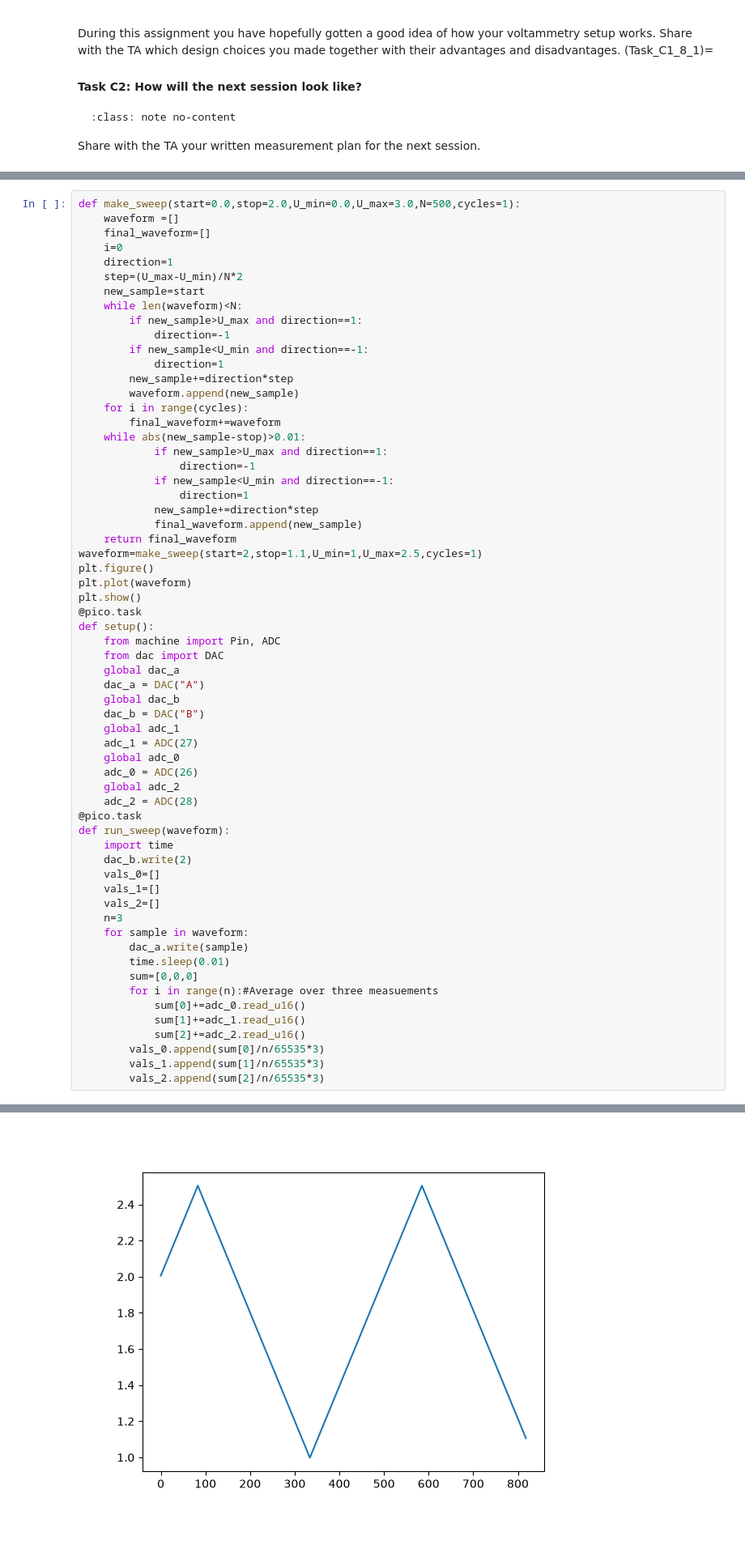
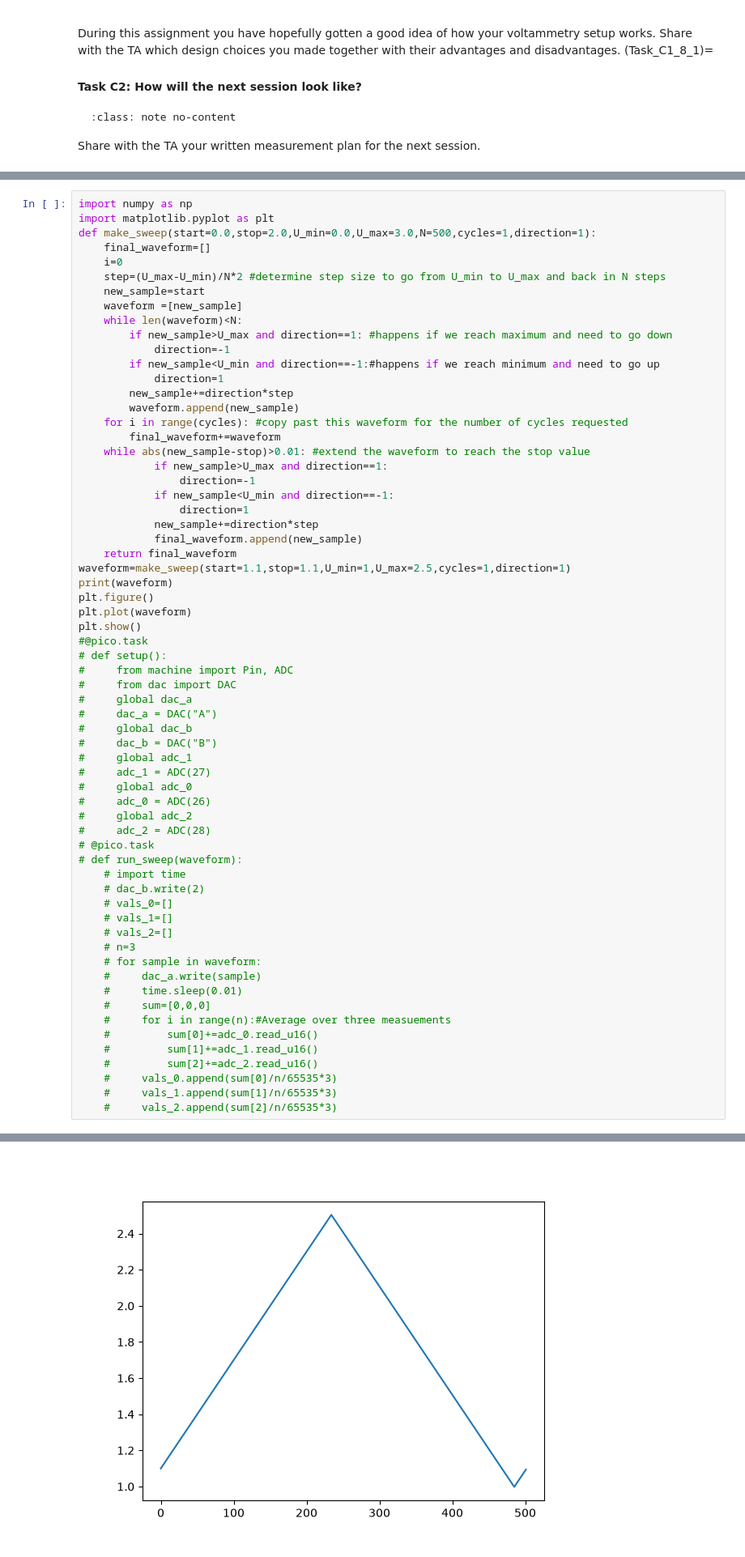
Before and after one commit to NB-TUDelft/Electronic_Instrumentation, a Jupyter notebook: book/manuals/week8/8.1_Voltametry_testing.ipynb, the cells around one changed output, grey strips where cells are left out. Shown at 81% size. Cells and saved outputs as stored; diff of their text form.

```diff
--- a/book/manuals/week8/8.1_Voltametry_testing.ipynb
+++ b/book/manuals/week8/8.1_Voltametry_testing.ipynb
@@ -310,21 +275,22 @@ update_screen2()
 # %%
-def make_sweep(start=0.0,stop=2.0,U_min=0.0,U_max=3.0,N=500,cycles=1):
-    waveform =[]
+import numpy as np
+import matplotlib.pyplot as plt
+def make_sweep(start=0.0,stop=2.0,U_min=0.0,U_max=3.0,N=500,cycles=1,direction=1):
     final_waveform=[]
     i=0
-    direction=1
-    step=(U_max-U_min)/N*2
+    step=(U_max-U_min)/N*2 #determine step size to go from U_min to U_max and back in N steps
     new_sample=start
+    waveform =[new_sample]
     while len(waveform)<N:
-        if new_sample>U_max and direction==1:
+        if new_sample>U_max and direction==1: #happens if we reach maximum and need to go down
             direction=-1
-        if new_sample<U_min and direction==-1:
+        if new_sample<U_min and direction==-1:#happens if we reach minimum and need to go up
             direction=1
         new_sample+=direction*step
         waveform.append(new_sample)
-    for i in range(cycles):
+    for i in range(cycles): #copy past this waveform for the number of cycles requested
         final_waveform+=waveform
-    while abs(new_sample-stop)>0.01:
+    while abs(new_sample-stop)>0.01: #extend the waveform to reach the stop value
             if new_sample>U_max and direction==1:
                 direction=-1
             if new_sample<U_min and direction==-1:
@@ -332,41 +298,42 @@ def make_sweep(start=0.0,stop=2.0,U_min=0.0,U_max=3.0,N=500,cycles=1):
             new_sample+=direction*step
             final_waveform.append(new_sample)
     return final_waveform
-waveform=make_sweep(start=2,stop=1.1,U_min=1,U_max=2.5,cycles=1)
+waveform=make_sweep(start=1.1,stop=1.1,U_min=1,U_max=2.5,cycles=1,direction=1)
+print(waveform)
 plt.figure()
 plt.plot(waveform)
 plt.show()
-@pico.task
-def setup():
-    from machine import Pin, ADC
-    from dac import DAC
-    global dac_a
-    dac_a = DAC("A")
-    global dac_b
-    dac_b = DAC("B")
-    global adc_1
-    adc_1 = ADC(27)
-    global adc_0
-    adc_0 = ADC(26)
-    global adc_2
-    adc_2 = ADC(28)
-@pico.task
-def run_sweep(waveform):
-    import time
-    dac_b.write(2)
-    vals_0=[]
-    vals_1=[]
-    vals_2=[]
-    n=3
-    for sample in waveform:
-        dac_a.write(sample)
-        time.sleep(0.01)
-        sum=[0,0,0]
-        for i in range(n):#Average over three measuements
-            sum[0]+=adc_0.read_u16()
-            sum[1]+=adc_1.read_u16()
-            sum[2]+=adc_2.read_u16()
-        vals_0.append(sum[0]/n/65535*3)
-        vals_1.append(sum[1]/n/65535*3)
-        vals_2.append(sum[2]/n/65535*3)
+#@pico.task
+# def setup():
+#     from machine import Pin, ADC
+#     from dac import DAC
+#     global dac_a
+#     dac_a = DAC("A")
+#     global dac_b
+#     dac_b = DAC("B")
+#     global adc_1
+#     adc_1 = ADC(27)
+#     global adc_0
+#     adc_0 = ADC(26)
+#     global adc_2
+#     adc_2 = ADC(28)
+# @pico.task
+# def run_sweep(waveform):
+    # import time
+    # dac_b.write(2)
+    # vals_0=[]
+    # vals_1=[]
+    # vals_2=[]
+    # n=3
+    # for sample in waveform:
+    #     dac_a.write(sample)
+    #     time.sleep(0.01)
+    #     sum=[0,0,0]
+    #     for i in range(n):#Average over three measuements
+    #         sum[0]+=adc_0.read_u16()
+    #         sum[1]+=adc_1.read_u16()
+    #         sum[2]+=adc_2.read_u16()
+    #     vals_0.append(sum[0]/n/65535*3)
+    #     vals_1.append(sum[1]/n/65535*3)
+    #     vals_2.append(sum[2]/n/65535*3)
 # %% [output]
@@ -373 +341 @@ def run_sweep(waveform):
-[figure, old version]
+[figure, new version]
```
Also changed, not shown: parts of 19 cells of this notebook, 2 other files.
